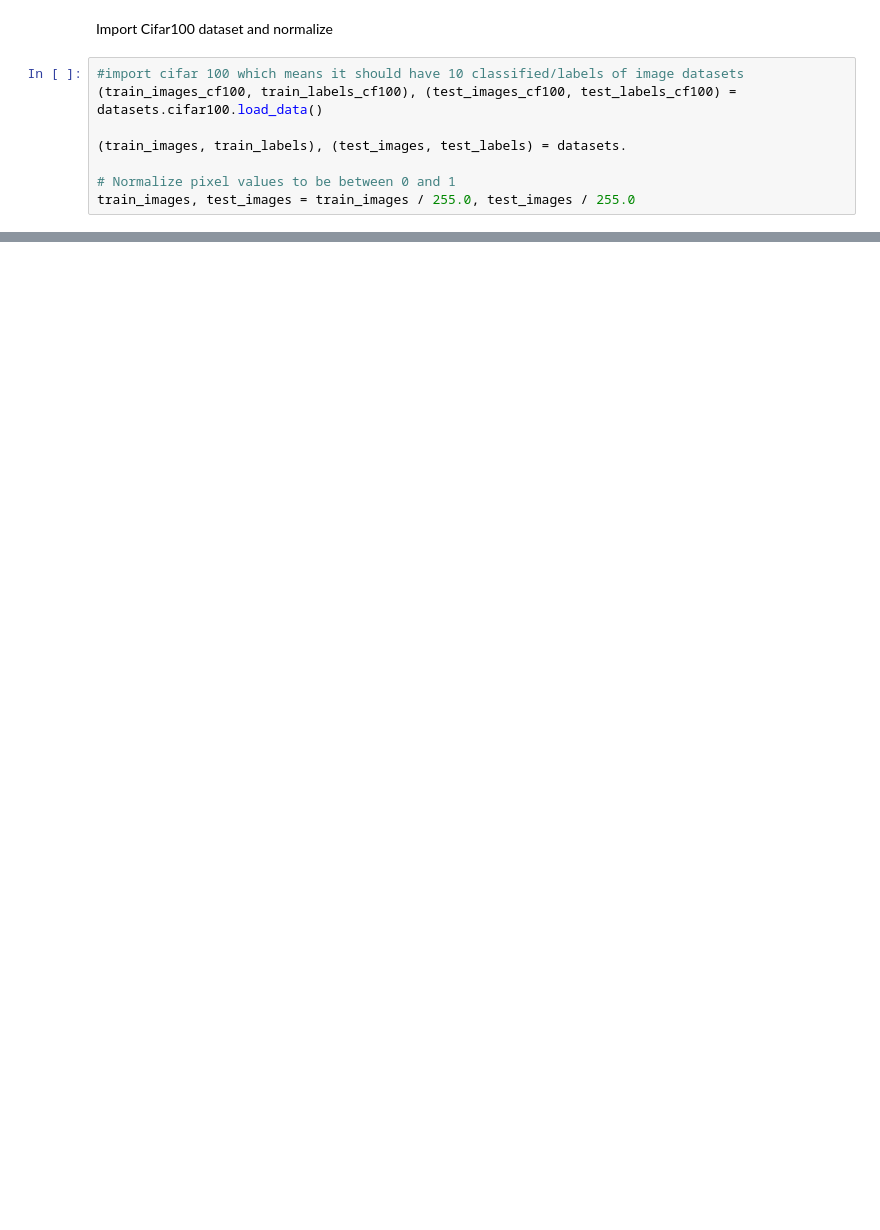
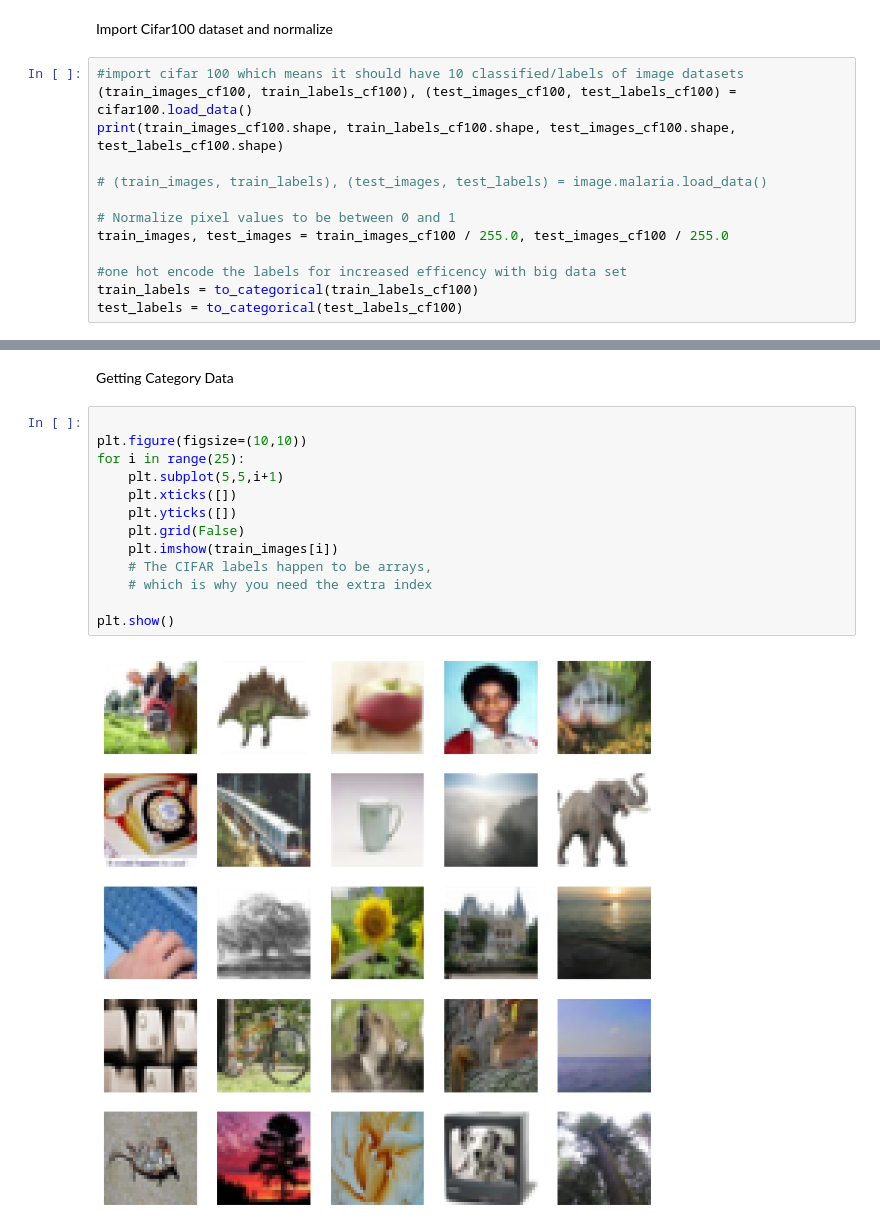
Before and after one commit to nikopedraza/EGCP597-AI-ML-on-Hardware, a Jupyter notebook: Assignment1.ipynb, the cells around one changed output, grey strips where cells are left out. Drawn from its saved outputs; the diff is of its cells as text; blank space fills up the shorter version.

```diff
--- a/Assignment1.ipynb
+++ b/Assignment1.ipynb
@@ -14,10 +12,15 @@ ModuleNotFoundError: No module named 'tensorflow.keras.applications.mobilenet_v2
 Import Cifar100 dataset and normalize
 # %%
 #import cifar 100 which means it should have 10 classified/labels of image datasets
-(train_images_cf100, train_labels_cf100), (test_images_cf100, test_labels_cf100) = datasets.cifar100.load_data()
+(train_images_cf100, train_labels_cf100), (test_images_cf100, test_labels_cf100) = cifar100.load_data()
+print(train_images_cf100.shape, train_labels_cf100.shape, test_images_cf100.shape, test_labels_cf100.shape)
 
-(train_images, train_labels), (test_images, test_labels) = datasets.
+# (train_images, train_labels), (test_images, test_labels) = image.malaria.load_data()
 
 # Normalize pixel values to be between 0 and 1
-train_images, test_images = train_images / 255.0, test_images / 255.0
+train_images, test_images = train_images_cf100 / 255.0, test_images_cf100 / 255.0
+
+#one hot encode the labels for increased efficency with big data set
+train_labels = to_categorical(train_labels_cf100)
+test_labels = to_categorical(test_labels_cf100)
 # %% [output]
@@ -25,0 +28,17 @@ Downloading data from https://www.cs.toronto.edu/~kriz/cifar-100-python.tar.gz
+# %% [markdown]
+Getting Category Data
+# %%
+
+plt.figure(figsize=(10,10))
+for i in range(25):
+    plt.subplot(5,5,i+1)
+    plt.xticks([])
+    plt.yticks([])
+    plt.grid(False)
+    plt.imshow(train_images[i])
+    # The CIFAR labels happen to be arrays,
+    # which is why you need the extra index
+
+plt.show()
+# %% [output]
+[figure, added]
```
Also changed, not shown: parts of 6 cells of this notebook.
